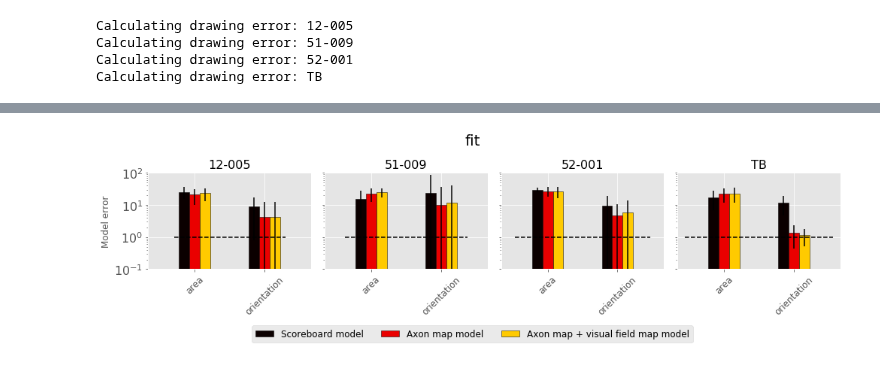
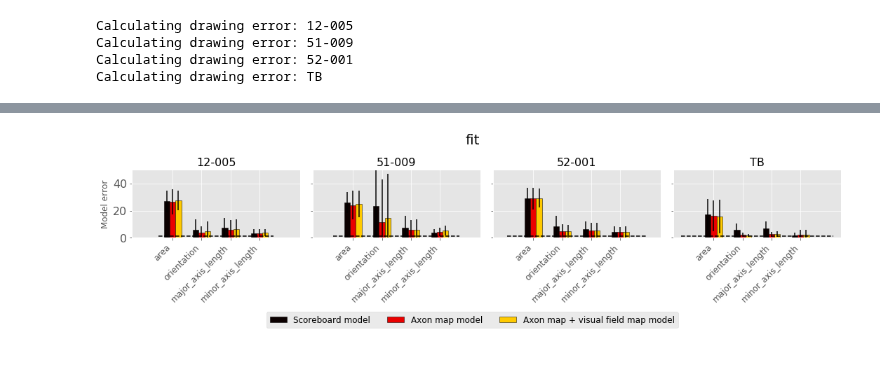
Before and after one commit to VisCog/ArgusShapes, a Jupyter notebook: examples/notebooks/plot-fit-props.ipynb, the cells around one changed output, grey strips where cells are left out. Cells and saved outputs as stored; diff of their text form; code cells hidden in the pictures.

Commit message:
update plot fit props

```diff
--- a/examples/notebooks/plot-fit-props.ipynb
+++ b/examples/notebooks/plot-fit-props.ipynb
@@ -60,7 +60,7 @@ for subject in subjects:
     assert len(X) == len(y) != 0
     for e in X.electrode.unique():
         drawings = y[X['electrode'] == e]
-        props = [p2pspatial.imgproc.get_region_props(d['image'], thresh=0.1)
+        props = [p2pspatial.imgproc.get_region_props(d['image'], thresh=0.5)
                  for _, d in drawings.iterrows()]
         area = np.std([p.area for p in props])
         err = np.array([np.rad2deg(np.abs(p.orientation)) for p in props])
@@ -149,8 +189,8 @@ for file in pickle_files:
                                 amplitude=assert_params['amplitude'], random_state=42,
                                 single_stim=True, verbose=False)
 
-    y_pred = specifics['regressor'].predict(X)
-    loss[model][subject] = calc_props_loss(y, y_pred, specifics, drawing_error, idx_el)
+#     y_pred = specifics['regressor'].predict(X)
+    loss[model][subject] = calc_props_loss(X, y, specifics, drawing_error, idx_el)
 # %% [output]
 Processing Model A, Subject 12-005
 Processing Model A, Subject 51-009
@@ -181,42 +221,43 @@ model_names = {
     'F2': 'Axon map + visual field map model'
 }
 # %%
-cols = ['area', 'orientation']
+cols = ['area', 'orientation', 'major_axis_length', 'minor_axis_length']
 N = len(cols)
-width = 0.3 / N
+width = 0.8 / N
 ind = np.arange(N)
 
-fig, axes = plt.subplots(ncols=len(subjects), figsize=(14, 4), sharex=True, sharey=True)
+fig, axes = plt.subplots(ncols=len(subjects), figsize=(15, 4), sharex=True, sharey=True)
 cm = plt.get_cmap('hot')
 
 show_ylabel = True
 for ax, subject in zip(axes.ravel(), subjects):
     rects = {}
     for m, model in enumerate(models):
         for c, col in enumerate(cols):
             if not loss[model][subject]:
                 continue
             attr = loss[model][subject][col]
             r = ax.bar(c + m * width, np.mean(np.sqrt(attr)), width, yerr=np.std(np.sqrt(attr)),
                        color=cm(m / len(models)), edgecolor='k',
                        label='Model %s' % model)
             rects[model] = r[0]
     a = ax.axis()
     ax.plot([a[0], a[1]], [1, 1], 'k--')
     if show_ylabel:
         ax.set_ylabel('Model error')
         show_ylabel = False
     ax.set_xticks(ind + 0.5 * (len(models) - 1) * width)
-    ax.set_xticklabels(cols, rotation=45, ha='center', fontsize=12)
-    ax.set_yscale('log')
-    ax.set_ylim(0.1, 100)
+    ax.set_xticklabels(cols, rotation=45, ha='right', fontsize=12)
+#     ax.set_yscale('log')
+#     ax.set_ylim(0.1, 100)
+    ax.set_ylim(0, 50)
     ax.yaxis.set_tick_params(labelsize=16)
     ax.set_title('%s' % subject, fontsize=16)
 fig.suptitle(os.path.basename(os.path.dirname(results_dir)), fontsize=20)
 fig.legend([rects[m] for m in models if m in rects],
           [model_names[m] for m in models if m in rects],
           ncol=4, loc='lower center', fontsize=12)
 fig.tight_layout(rect=[0, 0.1, 1, 0.9])
 fig.savefig(os.path.join(results_dir, 'mse_props_loss.png'))
 # %% [output]
-[figure, old version]
+[figure, new version]
```
Also changed, not shown: parts of 3 cells of this notebook.
